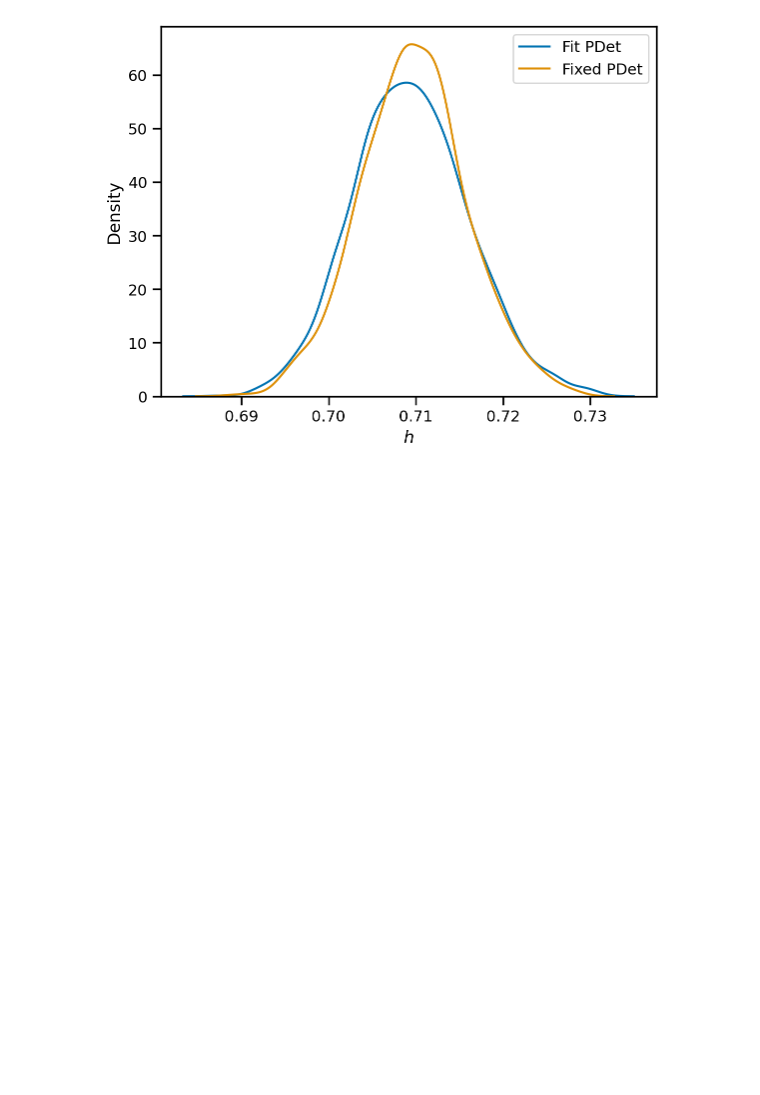
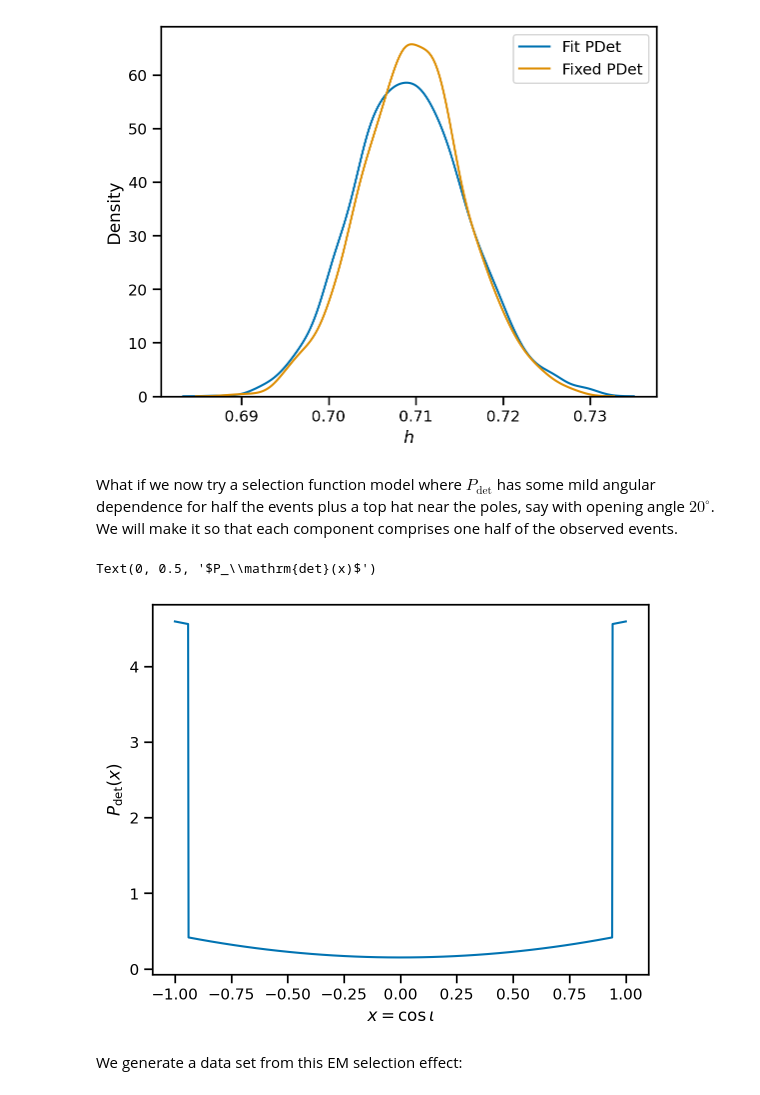
Before and after one commit to farr/BrightSirenInclinationSystematics, a Jupyter notebook: FullSimulation.ipynb, the cells around one changed output. Cells and saved outputs as stored; diff of their text form; code cells hidden in the pictures; blank space fills up the shorter version.

Commit message:
Added a top-hat model, fits well.

```diff
--- a/FullSimulation.ipynb
+++ b/FullSimulation.ipynb
@@ -209,3 +209,22 @@ plt.xlabel(r'$h$')
 # %% [output]
 Text(0.5, 0, '$h$')
 [figure]
+# %% [markdown]
+What if we now try a selection function model where $P_\mathrm{det}$ has some mild angular dependence for half the events plus a top hat near the poles, say with opening angle $20^\circ$.  We will make it so that each component comprises one half of the observed events.
+# %%
+xmin = np.cos(20*np.pi/180)
+def Pdet_top_hat(x):
+    x = np.atleast_1d(x)
+    p_broad = 3*(x*x + 0.5)/5
+    p_narrow = np.where(np.abs(x)>xmin, 0.5/(1-xmin), 0)
+
+    return 0.5*(p_broad+p_narrow)
+x = np.linspace(-1, 1, 1024)
+plt.plot(x, Pdet_top_hat(x))
+plt.xlabel(r'$x = \cos \iota$')
+plt.ylabel(r'$P_\mathrm{det}(x)$')
+# %% [output]
+Text(0, 0.5, '$P_\\mathrm{det}(x)$')
+[figure, added]
+# %% [markdown]
+We generate a data set from this EM selection effect:
```
Also changed, not shown: parts of 9 cells of this notebook, 1 other file.
